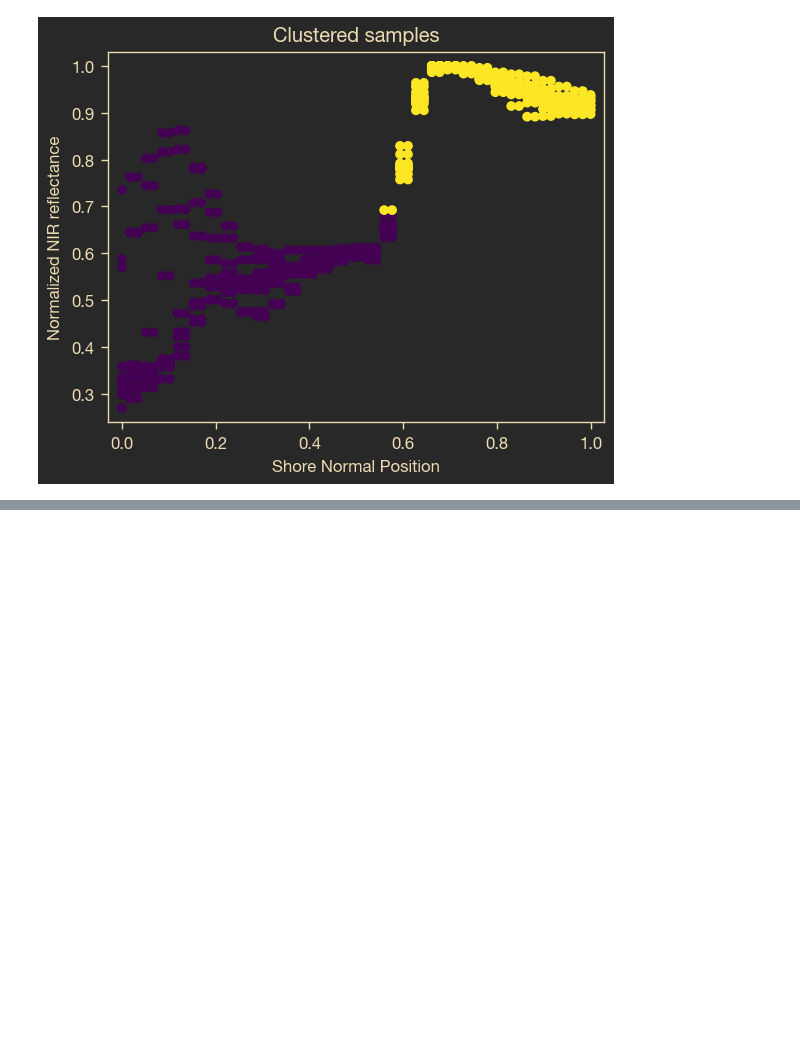
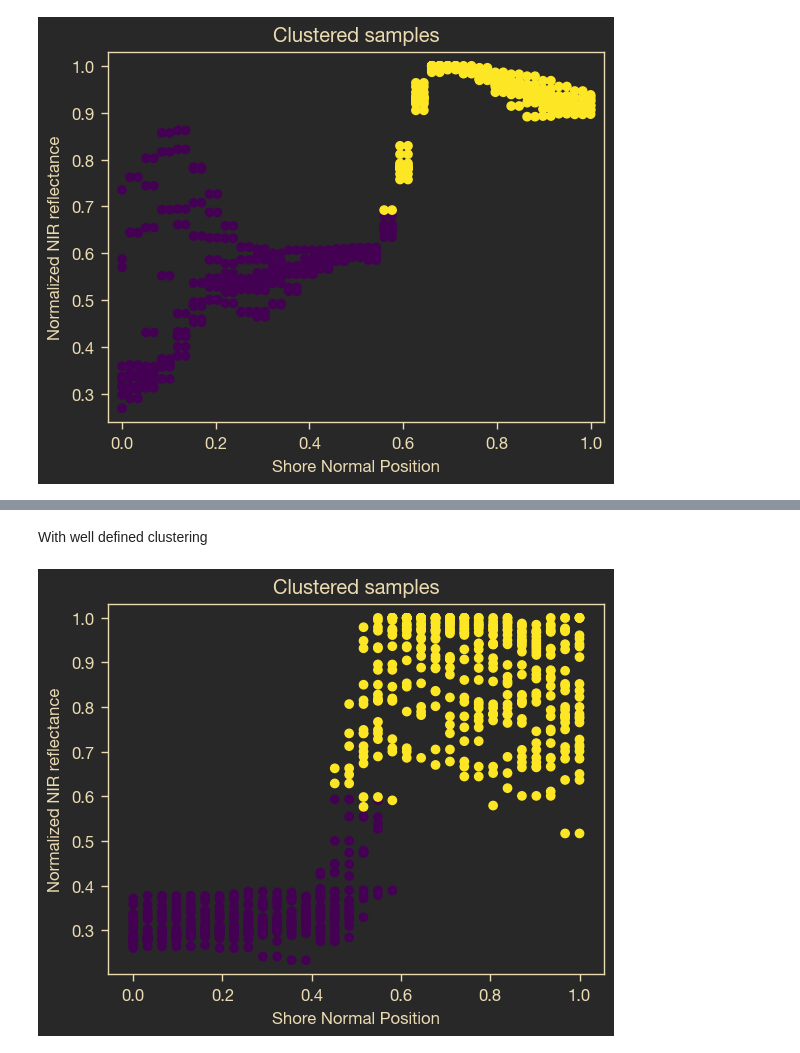
Before and after one commit to Wzesk/coastal_geotools_demo, a Jupyter notebook: sample_shoreline_refinement.ipynb, the cells around one changed output, grey strips where cells are left out. Cells and saved outputs as stored; diff of their text form; code cells hidden in the pictures; blank space fills up the shorter version.

```diff
--- a/sample_shoreline_refinement.ipynb
+++ b/sample_shoreline_refinement.ipynb
@@ -145,0 +189,6 @@ np_refiner.visualize_clusters(bounds=slice(0,10))
+# %% [markdown]
+With well defined clustering
+# %%
+p_refiner.visualize_clusters(bounds=slice(0, 25))
+# %% [output]
+[figure, added]
```
Also changed, not shown: parts of 32 cells of this notebook.
